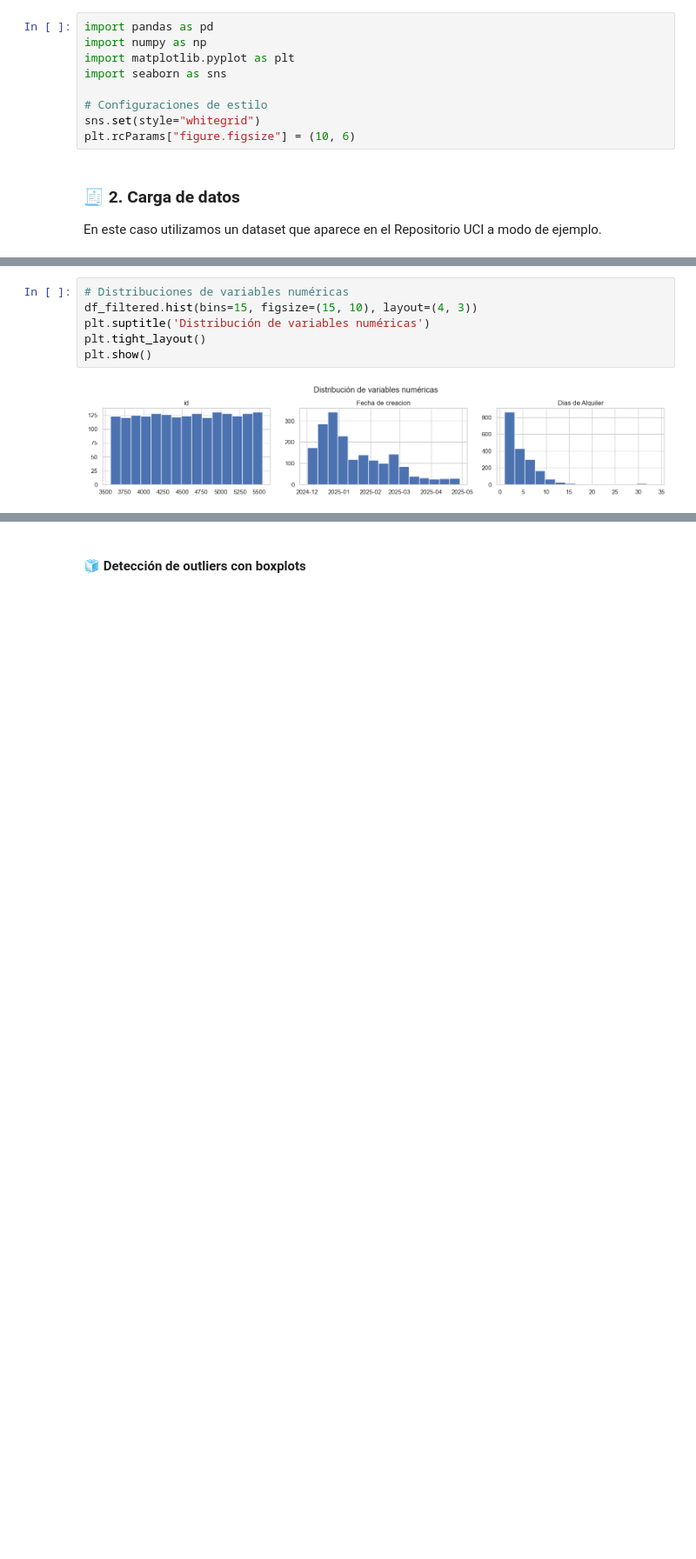
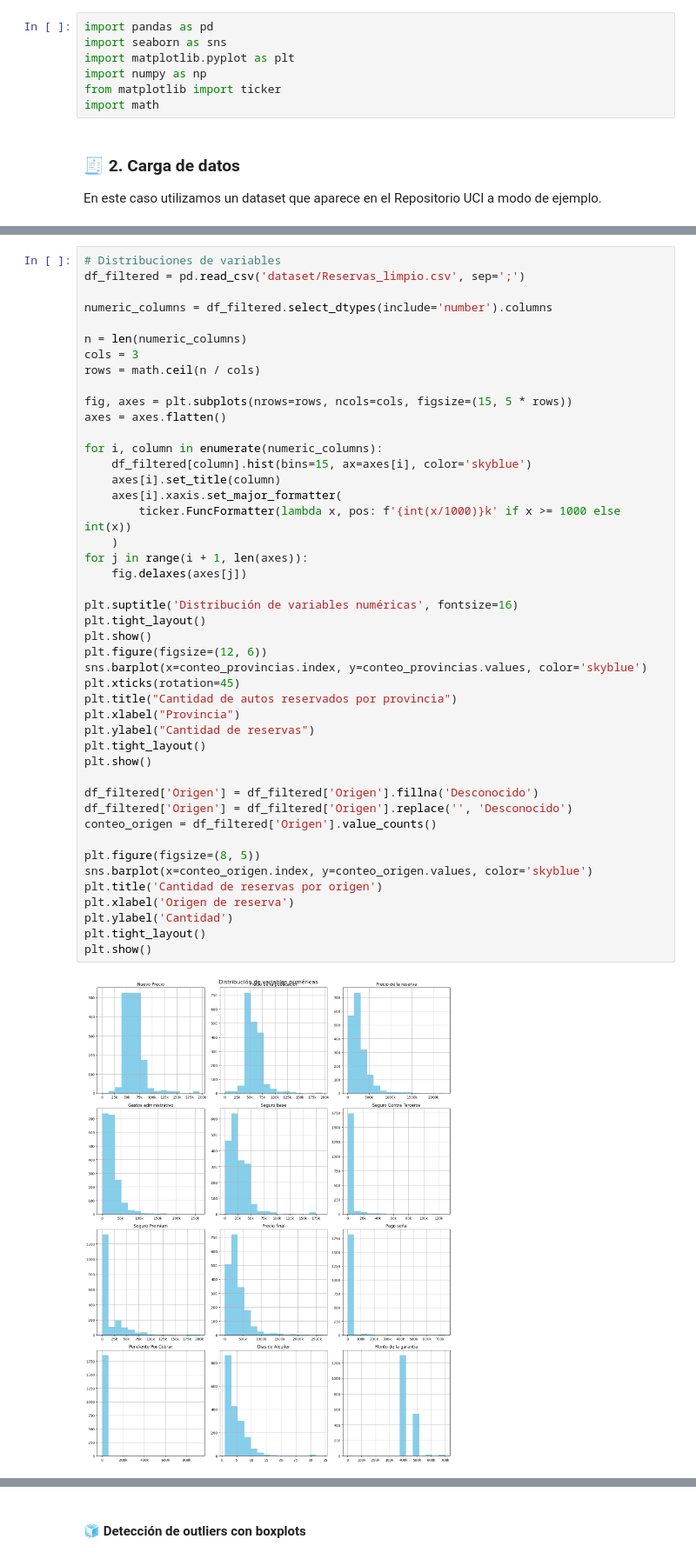
Before and after one commit to dlimachi/TP-ATUA, a Jupyter notebook: TP-Entregable2.ipynb, the cells around one changed output, grey strips where cells are left out. Shown: that part at 87% size. Saved outputs shown, nothing was run; the diff lists cells and outputs as text; blank space fills up the shorter version.

Commit message:
create files and add diagrams

```diff
--- a/TP-Entregable2.ipynb
+++ b/TP-Entregable2.ipynb
@@ -23,13 +23,11 @@ Installing collected packages: ucimlrepo
 Successfully installed ucimlrepo-0.0.7
 # %%
 import pandas as pd
+import seaborn as sns
+import matplotlib.pyplot as plt
 import numpy as np
-import matplotlib.pyplot as plt
-import seaborn as sns
-
-# Configuraciones de estilo
-sns.set(style="whitegrid")
-plt.rcParams["figure.figsize"] = (10, 6)
+from matplotlib import ticker
+import math
 # %% [markdown]
 ### 🧾 2. Carga de datos
 
@@ -132,9 +174,48 @@ Devolución Garantia         0
 dtype: int64
 # %%
-# Distribuciones de variables numéricas
-df_filtered.hist(bins=15, figsize=(15, 10), layout=(4, 3))
-plt.suptitle('Distribución de variables numéricas')
+# Distribuciones de variables
+df_filtered = pd.read_csv('dataset/Reservas_limpio.csv', sep=';')
+
+numeric_columns = df_filtered.select_dtypes(include='number').columns
+
+n = len(numeric_columns)
+cols = 3
+rows = math.ceil(n / cols)
+
+fig, axes = plt.subplots(nrows=rows, ncols=cols, figsize=(15, 5 * rows))
+axes = axes.flatten()
+
+for i, column in enumerate(numeric_columns):
+    df_filtered[column].hist(bins=15, ax=axes[i], color='skyblue')
+    axes[i].set_title(column)
+    axes[i].xaxis.set_major_formatter(
+        ticker.FuncFormatter(lambda x, pos: f'{int(x/1000)}k' if x >= 1000 else int(x))
+    )
+for j in range(i + 1, len(axes)):
+    fig.delaxes(axes[j])
+
+plt.suptitle('Distribución de variables numéricas', fontsize=16)
 plt.tight_layout()
 plt.show()
+plt.figure(figsize=(12, 6))
+sns.barplot(x=conteo_provincias.index, y=conteo_provincias.values, color='skyblue')
+plt.xticks(rotation=45)
+plt.title("Cantidad de autos reservados por provincia")
+plt.xlabel("Provincia")
+plt.ylabel("Cantidad de reservas")
+plt.tight_layout()
+plt.show()
+
+df_filtered['Origen'] = df_filtered['Origen'].fillna('Desconocido')
+df_filtered['Origen'] = df_filtered['Origen'].replace('', 'Desconocido')
+conteo_origen = df_filtered['Origen'].value_counts()
+
+plt.figure(figsize=(8, 5))
+sns.barplot(x=conteo_origen.index, y=conteo_origen.values, color='skyblue')
+plt.title('Cantidad de reservas por origen')
+plt.xlabel('Origen de reserva')
+plt.ylabel('Cantidad')
+plt.tight_layout()
+plt.show()
 # %% [output]
-[figure, old version]
+[figure, new version]
```
Also changed, not shown: parts of 12 cells of this notebook, 6 other files.
